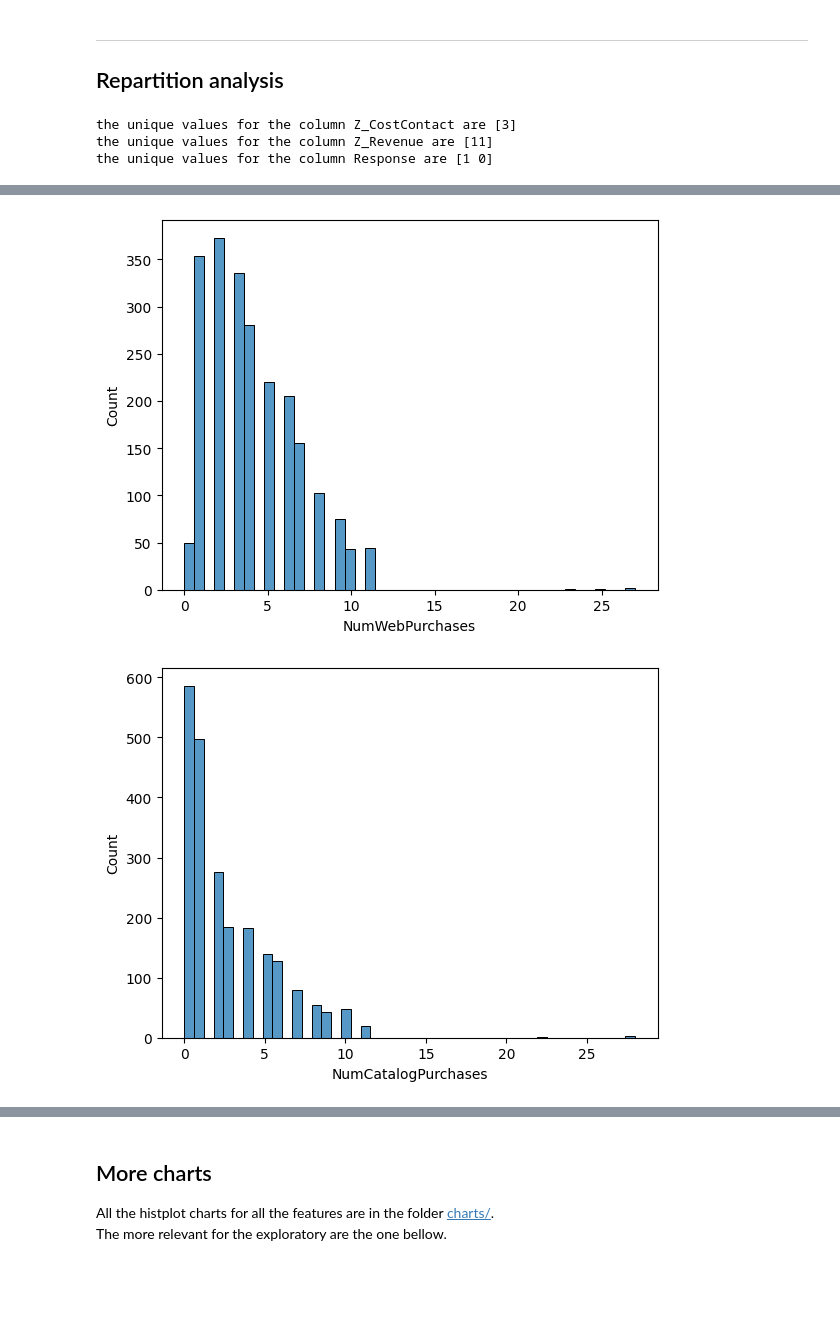
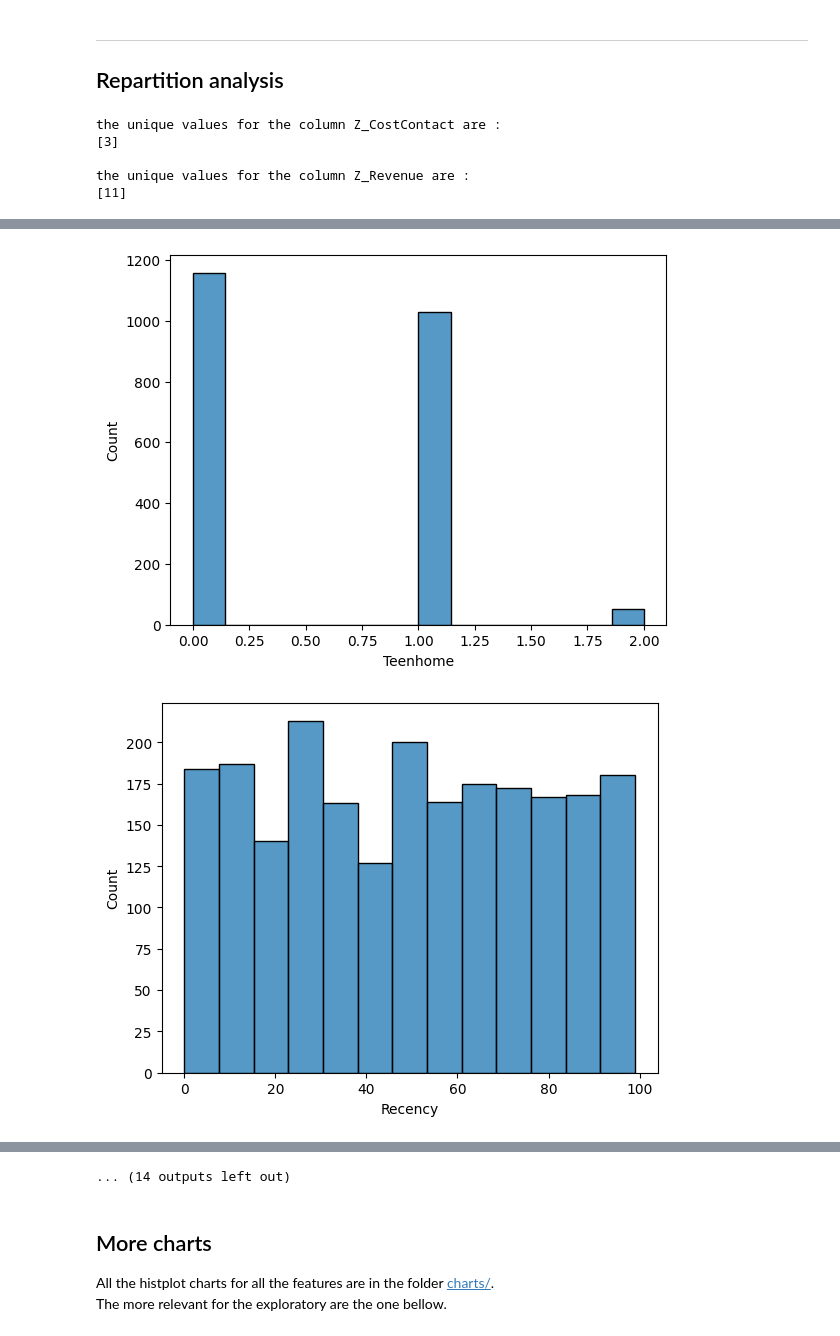
Before and after one commit to antonella-giovannetti/customer-personality-analysis, a Jupyter notebook: analysis/exploratory.ipynb, the cells around one changed output, grey strips where cells are left out. Cells and saved outputs as stored; diff of their text form; code cells hidden in the pictures; blank space fills up the shorter version.

```diff
--- a/analysis/exploratory.ipynb
+++ b/analysis/exploratory.ipynb
@@ -58,16 +60,15 @@ There are only missing values in the *Income* feature, with **24 observations**
 # %% [markdown]
 ***
 ## Repartition analysis
-# %%
-print(f"the unique values for the column Z_CostContact are {dataframe['Z_CostContact'].unique()}")
-print(f"the unique values for the column Z_Revenue are {dataframe['Z_Revenue'].unique()}")
-# %% [output]
-the unique values for the column Z_CostContact are [3]
-the unique values for the column Z_Revenue are [11]
-the unique values for the column Response are [1 0]
+# %%
+print_unique_values(dataframe, ['Z_CostContact', 'Z_Revenue'])
+# %% [output]
+the unique values for the column Z_CostContact are :
+[3]
+
+the unique values for the column Z_Revenue are :
+[11]
 # %%
 histplot_column = ['Year_Birth', 'Income', 'MntMeatProducts', 'MntSweetProducts', 'NumWebPurchases', 'NumCatalogPurchases']
-for column in histplot_column:
-    histplot(data=dataframe, x=column)
-    show()
+hisplot_columns(dataframe, histplot_column)
 # %% [output]
@@ -78,2 +79,2 @@ for column in histplot_column:
-[figure, old version]
+[figure, new version]
-[figure, old version]
+[figure, new version]
@@ -80,3 +87,4 @@ for column in histplot_column:
+... (14 outputs left out)
 # %% [markdown]
 ## More charts
 All the histplot charts for all the features are in the folder [charts/]('../charts/').
```
Also changed, not shown: parts of 12 cells of this notebook, 9 other files.
